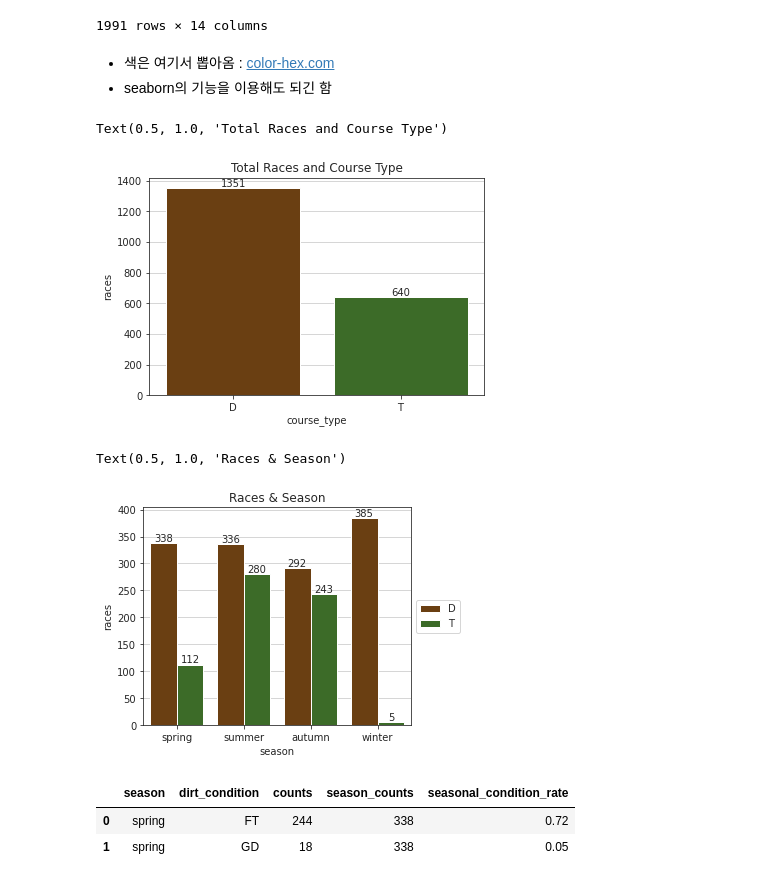
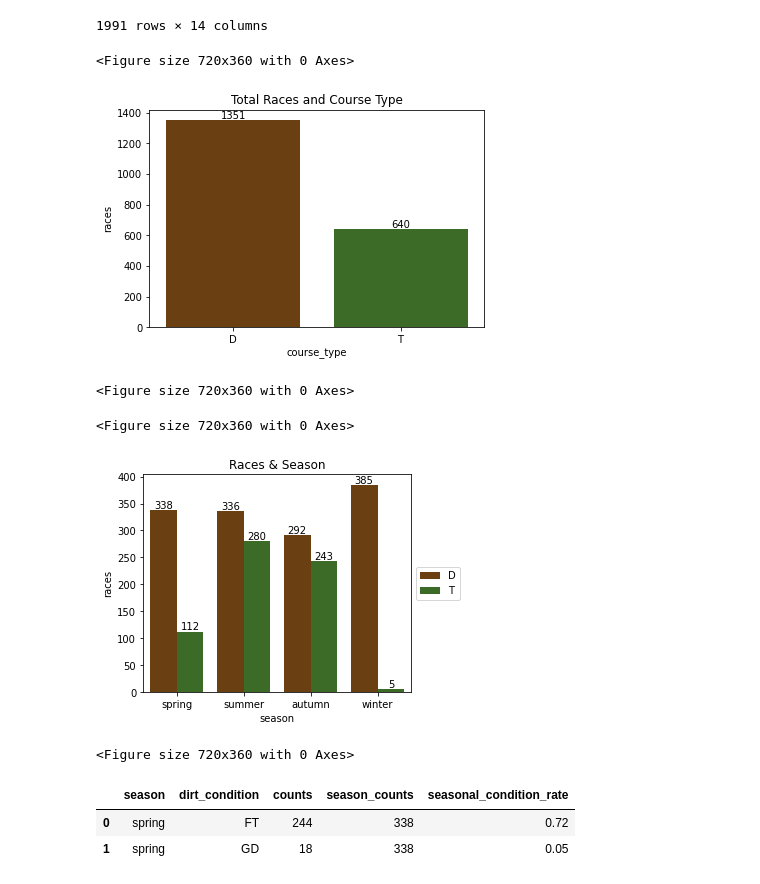
Before and after one commit to dowrave/Data_Analysis_Projects, a Jupyter notebook: 1-2022-derby-eda.ipynb, the cells around one changed output. Cells and saved outputs as stored; diff of their text form; code cells hidden in the pictures.

```diff
--- a/1-2022-derby-eda.ipynb
+++ b/1-2022-derby-eda.ipynb
@@ -125,9 +137,6 @@ race_df
 | 1998 | SAR_2019-09-02_10 | SAR | 2019-09-02 | 10 | 700 | D | 32 | STK | ... |
 | 1999 | SAR_2019-09-02_11 | SAR | 2019-09-02 | 11 | 700 | D | 32 | MCL | ... |
 1991 rows × 14 columns
-# %% [markdown]
-- 색은 여기서 뽑아옴 : [color-hex.com](https://www.color-hex.com/)
-- seaborn의 기능을 이용해도 되긴 함
 # %%
 dirt_color = ['#783f04', '#bb8632', '#cca466', '#ddc299']
 dirt_palette = sns.color_palette(dirt_color, as_cmap = True)
@@ -145,9 +154,11 @@ temp_df.drop(temp_df[temp_df['course_type'].isin(['I', 'O'])].index, inplace = T
 ax = sns.barplot(data = temp_df, x = 'course_type', y = 'races', palette = ['#783f04', '#38761d'])
 ax.bar_label(ax.containers[0])
 plt.title('Total Races and Course Type')
+plt.figure(figsize = (10, 5))
 # %% [output]
-Text(0.5, 1.0, 'Total Races and Course Type')
+<Figure size 720x360 with 0 Axes>
-[figure, old version]
+[figure, new version]
+<Figure size 720x360 with 0 Axes>
 # %%
 temp_df = race_df.copy()
 temp_df.loc[temp_df['course_type'].isin(['I', 'O']), 'course_type'] = 'T'
@@ -156,17 +167,19 @@ temp_df = temp_df.groupby(['season', 'course_type'])['race_id'].count().to_frame
 # %%
 ax = sns.barplot(data = temp_df, x = 'season', y = 'races', hue = 'course_type', palette = ['#783f04', '#38761d'])
 
 ax.bar_label(ax.containers[0])
 ax.bar_label(ax.containers[1])
 
 box = ax.get_position()
 ax.set_position([box.x0, box.y0, box.width * 0.8, box.height])
 ax.legend(loc = 'center left', bbox_to_anchor = (1, 0.5))
 
 plt.title('Races & Season')
+plt.figure(figsize = (10, 5))
 # %% [output]
-Text(0.5, 1.0, 'Races & Season')
+<Figure size 720x360 with 0 Axes>
-[figure, old version]
+[figure, new version]
+<Figure size 720x360 with 0 Axes>
 # %%
 sub_dirt_df = (race_df.groupby(['season', 'dirt_condition'])['race_id'].count()
                                                                       .to_frame()
```
Also changed, not shown: parts of 147 cells of this notebook.
